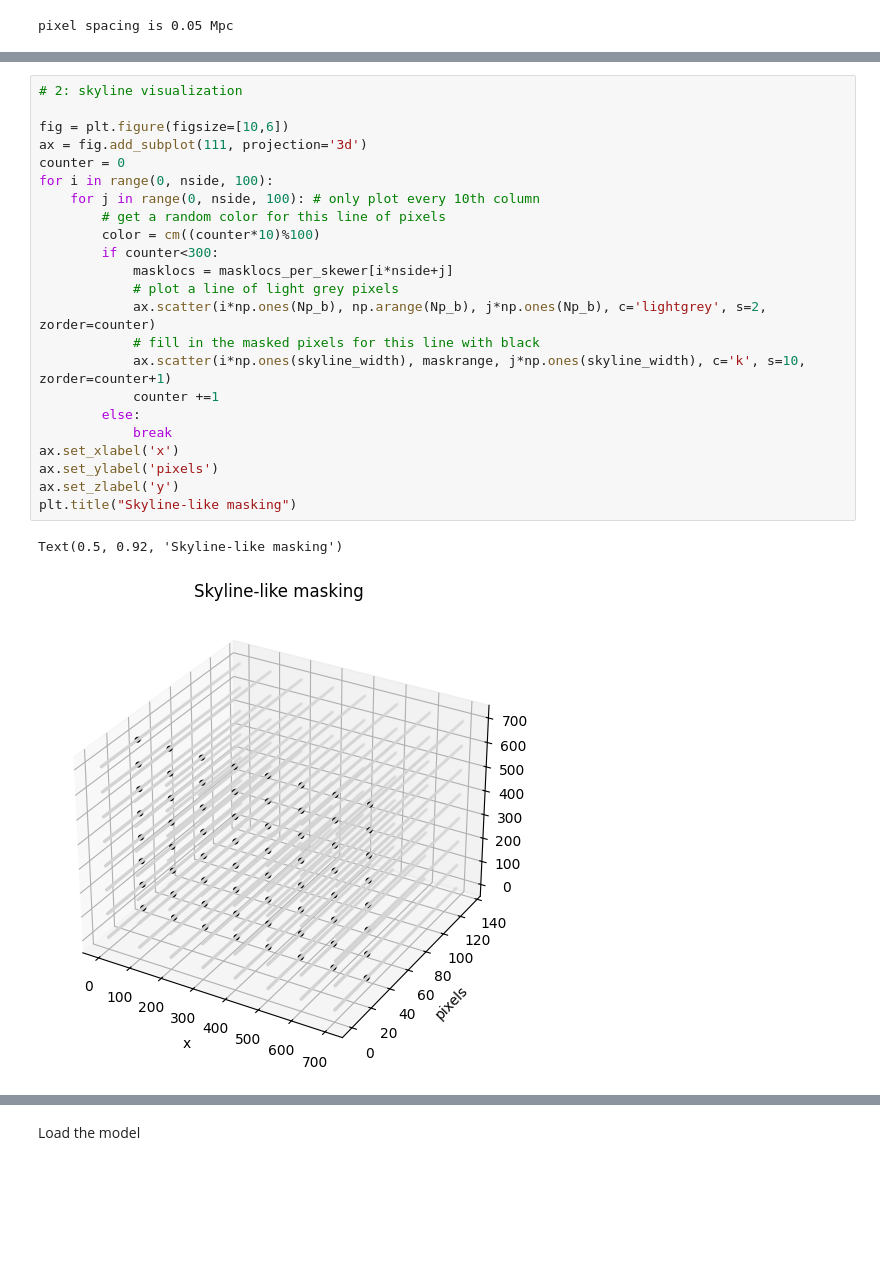
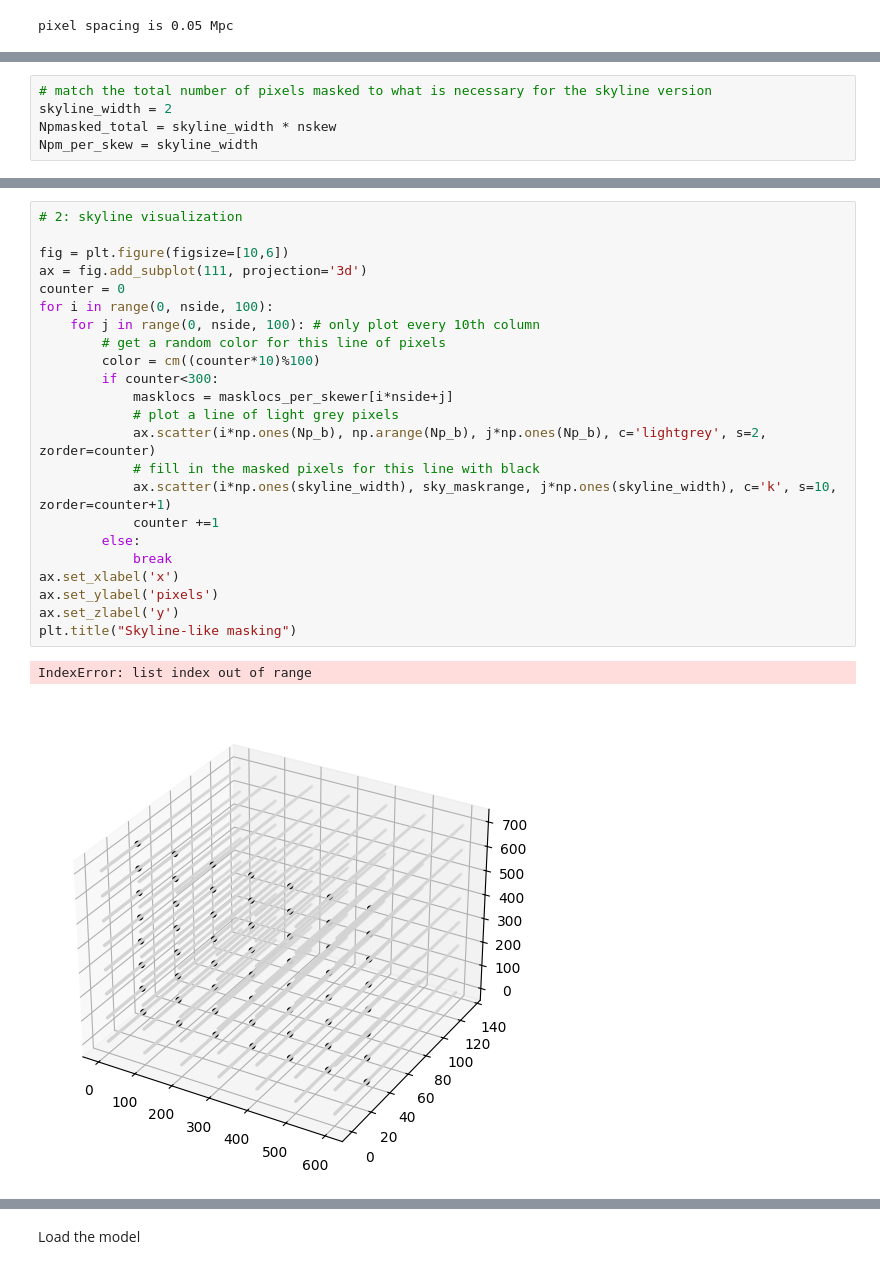
Before and after one commit to marlena6/px-optimal-estimator, a Jupyter notebook: p1d_masking.ipynb, the cells around one changed output, grey strips where cells are left out. Drawn from its saved outputs; the diff is of its cells as text; blank space fills up the shorter version.

```diff
--- a/p1d_masking.ipynb
+++ b/p1d_masking.ipynb
@@ -94,6 +102,11 @@ Spacing between pixels along line-of-sight = 0.05 Mpc
 Number of bins: 135
 Spacing between pixels along line-of-sight after binning = 0.49999999999999994 Mpc
 spacing between neighboring skewers is 0.09 Mpc
+# %%
+# match the total number of pixels masked to what is necessary for the skyline version
+skyline_width = 2
+Npmasked_total = skyline_width * nskew
+Npm_per_skew = skyline_width
 # %%
 # in the subselected forest, do some masking schemes along the line-of-sight axis
 # 1: random masking of 1-5 pixels in each skewer
@@ -161,29 +308,29 @@ Text(0.5, 0.92, 'Random masking of 1-5 pixels in each skewer')
 # %%
 # 2: skyline visualization
 
 fig = plt.figure(figsize=[10,6])
 ax = fig.add_subplot(111, projection='3d')
 counter = 0
 for i in range(0, nside, 100):
     for j in range(0, nside, 100): # only plot every 10th column
         # get a random color for this line of pixels
         color = cm((counter*10)%100)
         if counter<300:
             masklocs = masklocs_per_skewer[i*nside+j]
             # plot a line of light grey pixels
             ax.scatter(i*np.ones(Np_b), np.arange(Np_b), j*np.ones(Np_b), c='lightgrey', s=2, zorder=counter)
             # fill in the masked pixels for this line with black
-            ax.scatter(i*np.ones(skyline_width), maskrange, j*np.ones(skyline_width), c='k', s=10, zorder=counter+1)
+            ax.scatter(i*np.ones(skyline_width), sky_maskrange, j*np.ones(skyline_width), c='k', s=10, zorder=counter+1)
             counter +=1
         else:
             break
 ax.set_xlabel('x')
 ax.set_ylabel('pixels')
 ax.set_zlabel('y')
 plt.title("Skyline-like masking")
 # %% [output]
-Text(0.5, 0.92, 'Skyline-like masking')
+IndexError: list index out of range
-[figure, old version]
+[figure, new version]
 # %%
 # 3: the DLA_like mask
 
```
Also changed, not shown: parts of 31 cells of this notebook, 5 other files.
